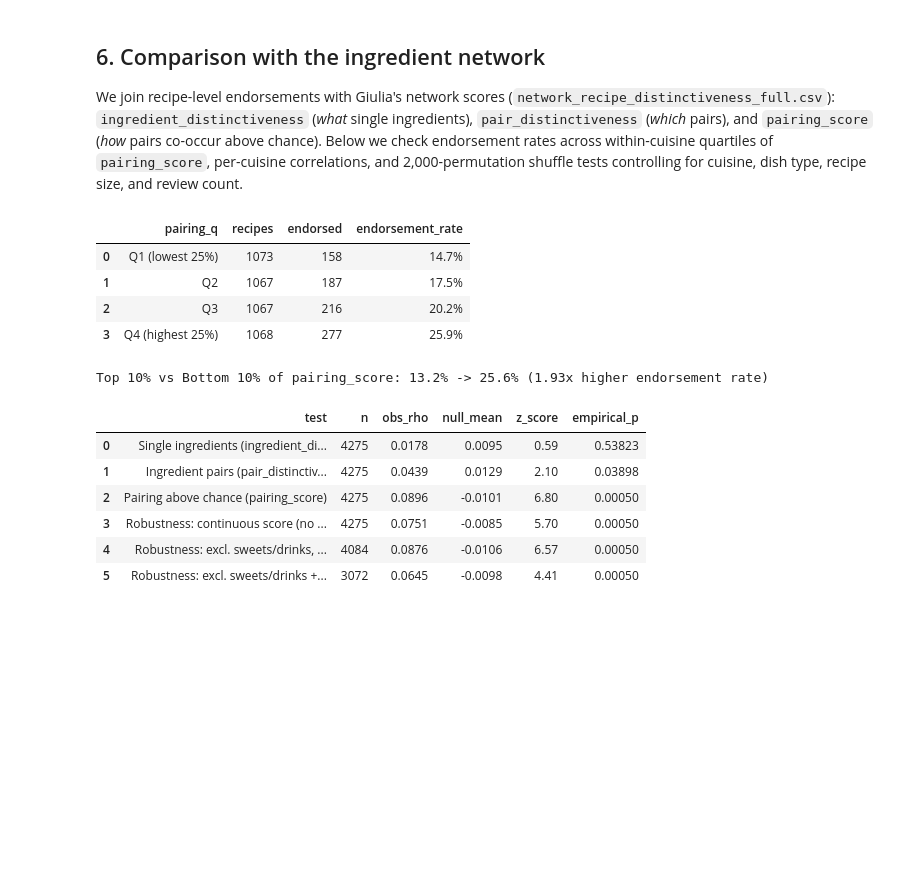
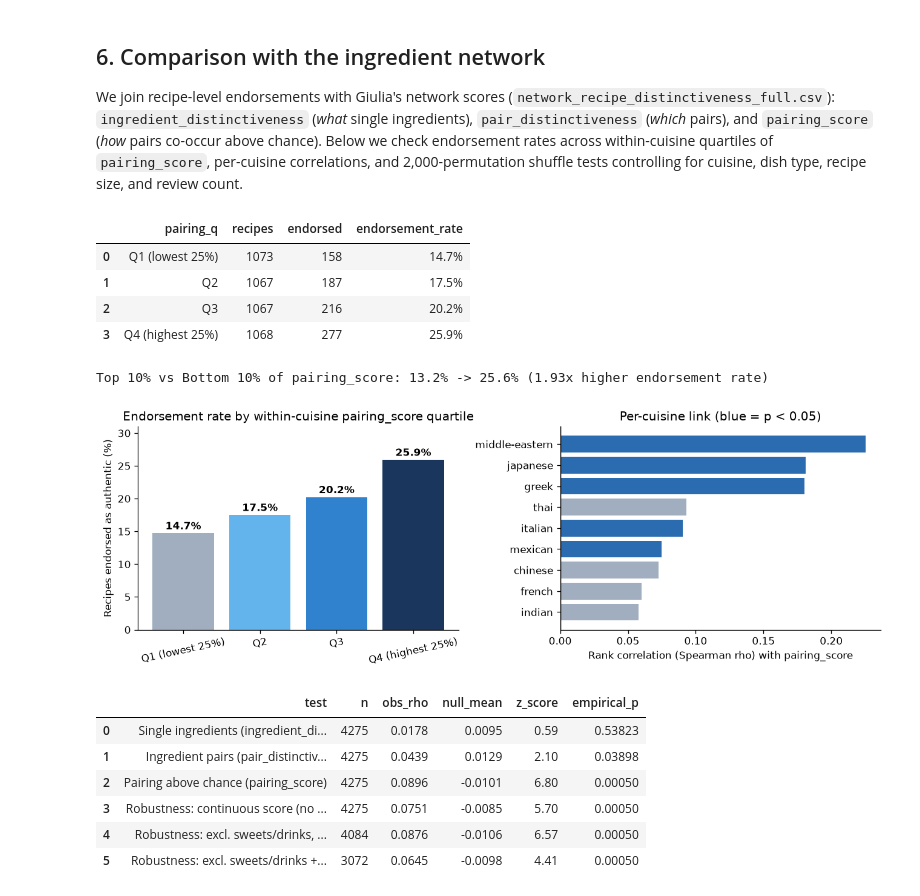
Before and after one commit to EstebanPerez99/cuisine-networks, a Jupyter notebook: notebooks/04_authenticity_review_analysis.ipynb, the cells around one changed output. Cells and saved outputs as stored; diff of their text form; code cells hidden in the pictures; blank space fills up the shorter version.

Commit message:
Fix inline plot backend and silence pandas groupby warning in notebook 04

```diff
--- a/notebooks/04_authenticity_review_analysis.ipynb
+++ b/notebooks/04_authenticity_review_analysis.ipynb
@@ -224,9 +224,18 @@ Recipes covered:    4,295
 
 We join recipe-level endorsements with Giulia's network scores (`network_recipe_distinctiveness_full.csv`): `ingredient_distinctiveness` (*what* single ingredients), `pair_distinctiveness` (*which* pairs), and `pairing_score` (*how* pairs co-occur above chance). Below we check endorsement rates across within-cuisine quartiles of `pairing_score`, per-cuisine correlations, and 2,000-permutation shuffle tests controlling for cuisine, dish type, recipe size, and review count.
 # %%
-import sys
-sys.path.insert(0, str(ROOT / "scripts"))
-from recipe_type_analysis import classify_title
+# Same conservative title classifier as scripts/recipe_type_analysis.py (inlined to keep Jupyter's inline plot backend)
+def classify_title(title: str) -> str:
+    t = title.lower()
+    if re.search(r"\b(?:smoothie|milkshake|lassi)\b", re.sub(r"\b(?:shrimp|prawn|ceviche)\s+cocktail\b", "", t)):
+        return "drink"
+    dt = re.sub(r"\b(?:salmon|crab|fish|scallion|rice)\s+cakes?\b", "", t)
+    if re.search(r"\b(?:desserts?|cakes?|cupcakes?|cheesecakes?|cookies?|brownies?|blondies?|puddings?|custards?|ice\s+cream|sorbets?|gelato|fudge|mousse|tiramisu|baklava|panna\s+cotta|sweet\s+rolls?|parfaits?|cobblers?|fruit\s+tarts?|chocolate\s+tarts?|apple\s+pies?|pumpkin\s+pies?|pecan\s+pies?)\b", dt):
+        return "dessert/sweet"
+    dr = re.sub(r"\b(?:shrimp|prawn|ceviche)\s+cocktail\b|\bmargarita\s+(?:fajitas?|chicken|grill)\b", "", t)
+    if re.search(r"\b(?:cocktail|margarita|martini|mojito|sangria|lemonade|iced\s+(?:tea|coffee)|hot\s+chocolate|punch|mocktail|cosmopolitan|kir\s+royal|liqueur|shooter)\b", dr):
+        return "drink"
+    return "other"
 
 joined = pd.read_csv(MODEL_DIR / "giulia_recipe_join.csv")
 max_score = pred_reviews.groupby("recipe_id")["score"].max().rename("max_score")
@@ -259,33 +268,34 @@ print(f"Top 10% vs Bottom 10% of pairing_score: {d_rates.iloc[0]:.1%} -> {d_rate
 
 # Plot quartiles & per-cuisine correlations side-by-side
 fig, (ax1, ax2) = plt.subplots(1, 2, figsize=(11, 3.8))
 ax1.bar(q_df["pairing_q"], q_df["endorsement_rate"] * 100, color=["#a0aec0", "#63b3ed", "#3182ce", "#1a365d"])
 for i, v in enumerate(q_df["endorsement_rate"] * 100):
     ax1.text(i, v + 0.6, f"{v:.1f}%", ha="center", fontweight="bold")
 ax1.set_ylim(0, 31)
 ax1.set_ylabel("Recipes endorsed as authentic (%)")
 ax1.set_title("Endorsement rate by within-cuisine pairing_score quartile")
 ax1.tick_params(axis="x", rotation=12)
 
 c_rows = []
 for c, g in m.groupby("cuisine"):
     r, p = spearmanr(g["y"], g["pairing_score"])
     c_rows.append({"cuisine": c, "n": len(g), "endorsed": int(g["y"].sum()), "rho": r, "p": p})
 c_df = pd.DataFrame(c_rows).sort_values("rho")
 colors = ["#2b6cb0" if p < 0.05 else "#a0aec0" for p in c_df["p"]]
 ax2.barh(c_df["cuisine"], c_df["rho"], color=colors)
 ax2.axvline(0, color="black", linewidth=0.8)
 ax2.set_xlabel("Rank correlation (Spearman rho) with pairing_score")
 ax2.set_title("Per-cuisine link (blue = p < 0.05)")
 plt.tight_layout()
 plt.show()
 # %% [output]
 |  | pairing_q | recipes | endorsed | endorsement_rate |
 | 0 | Q1 (lowest 25%) | 1073 | 158 | 14.7% |
 | 1 | Q2 | 1067 | 187 | 17.5% |
 | 2 | Q3 | 1067 | 216 | 20.2% |
 | 3 | Q4 (highest 25%) | 1068 | 277 | 25.9% |
 Top 10% vs Bottom 10% of pairing_score: 13.2% -> 25.6% (1.93x higher endorsement rate)
+[figure, added]
 # %%
 # Week 2 within-cuisine / stratified label-shuffle null tests (2,000 permutations)
 def shuffle_test(df, y_col, x_col, strata, n_perm=2000, seed=42):
```
Also changed, not shown: parts of 1 cell of this notebook.
